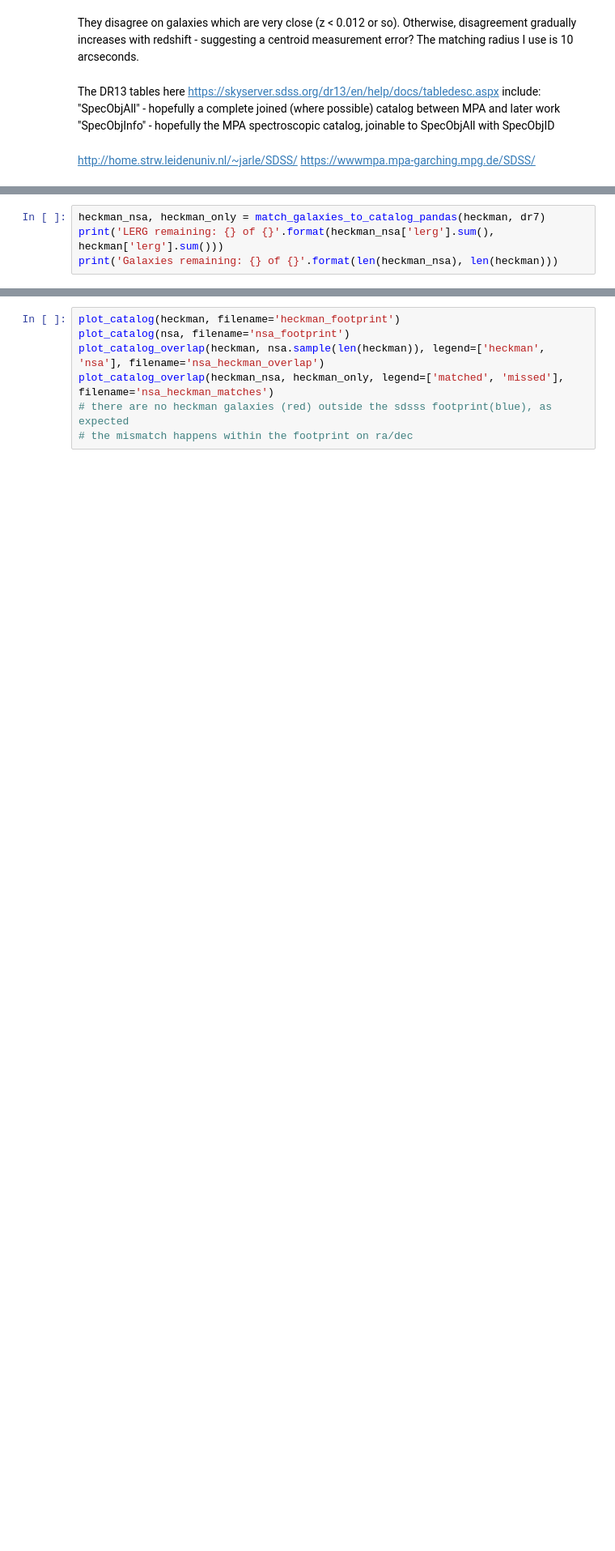
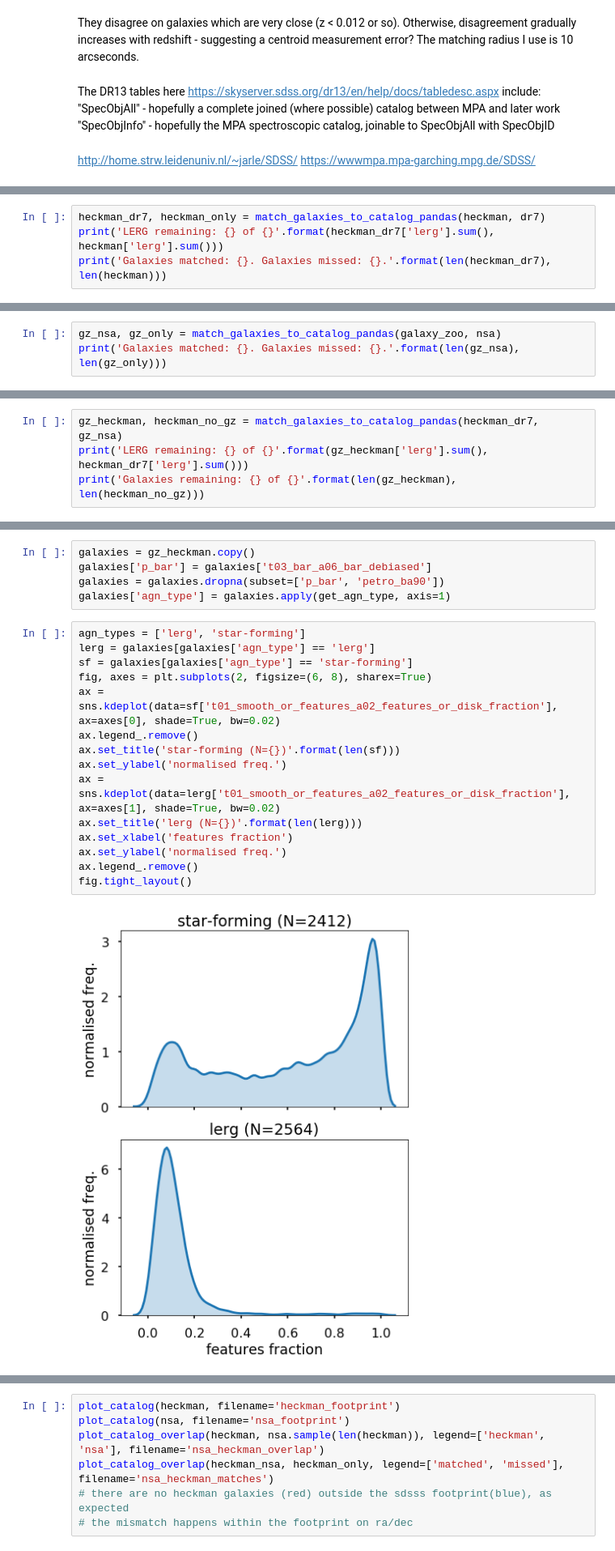
Before and after one commit to mwalmsley/find_agn, a Jupyter notebook: AGN v Bar MVP.ipynb, the cells around one changed output, grey strips where cells are left out. Shown at 81% size. Cells and saved outputs as stored; diff of their text form; blank space fills up the shorter version.

```diff
--- a/AGN v Bar MVP.ipynb
+++ b/AGN v Bar MVP.ipynb
@@ -171,6 +158,6 @@ https://wwwmpa.mpa-garching.mpg.de/SDSS/
 # %%
-heckman_nsa, heckman_only = match_galaxies_to_catalog_pandas(heckman, dr7)
-print('LERG remaining: {} of {}'.format(heckman_nsa['lerg'].sum(), heckman['lerg'].sum()))
-print('Galaxies remaining: {} of {}'.format(len(heckman_nsa), len(heckman)))
+heckman_dr7, heckman_only = match_galaxies_to_catalog_pandas(heckman, dr7)
+print('LERG remaining: {} of {}'.format(heckman_dr7['lerg'].sum(), heckman['lerg'].sum()))
+print('Galaxies matched: {}. Galaxies missed: {}.'.format(len(heckman_dr7), len(heckman)))
 # %% [output]
 LERG remaining: 9863 of 9863
@@ -177,0 +165,3 @@ Galaxies remaining: 18286 of 18286
+# %%
+gz_nsa, gz_only = match_galaxies_to_catalog_pandas(galaxy_zoo, nsa)
+print('Galaxies matched: {}. Galaxies missed: {}.'.format(len(gz_nsa), len(gz_only)))
@@ -177,0 +170,4 @@ Galaxies remaining: 18286 of 18286
+# %%
+gz_heckman, heckman_no_gz = match_galaxies_to_catalog_pandas(heckman_dr7, gz_nsa)
+print('LERG remaining: {} of {}'.format(gz_heckman['lerg'].sum(), heckman_dr7['lerg'].sum()))
+print('Galaxies remaining: {} of {}'.format(len(gz_heckman), len(heckman_no_gz)))
@@ -177,0 +189,22 @@ Galaxies remaining: 18286 of 18286
+# %%
+galaxies = gz_heckman.copy()
+galaxies['p_bar'] = galaxies['t03_bar_a06_bar_debiased']
+galaxies = galaxies.dropna(subset=['p_bar', 'petro_ba90'])
+galaxies['agn_type'] = galaxies.apply(get_agn_type, axis=1)
+# %%
+agn_types = ['lerg', 'star-forming']
+lerg = galaxies[galaxies['agn_type'] == 'lerg']
+sf = galaxies[galaxies['agn_type'] == 'star-forming']
+fig, axes = plt.subplots(2, figsize=(6, 8), sharex=True)
+ax = sns.kdeplot(data=sf['t01_smooth_or_features_a02_features_or_disk_fraction'], ax=axes[0], shade=True, bw=0.02)
+ax.legend_.remove()
+ax.set_title('star-forming (N={})'.format(len(sf)))
+ax.set_ylabel('normalised freq.')
+ax = sns.kdeplot(data=lerg['t01_smooth_or_features_a02_features_or_disk_fraction'], ax=axes[1], shade=True, bw=0.02)
+ax.set_title('lerg (N={})'.format(len(lerg)))
+ax.set_xlabel('features fraction')
+ax.set_ylabel('normalised freq.')
+ax.legend_.remove()
+fig.tight_layout()
+# %% [output]
+[figure, added]
```
Also changed, not shown: parts of 86 cells of this notebook.
